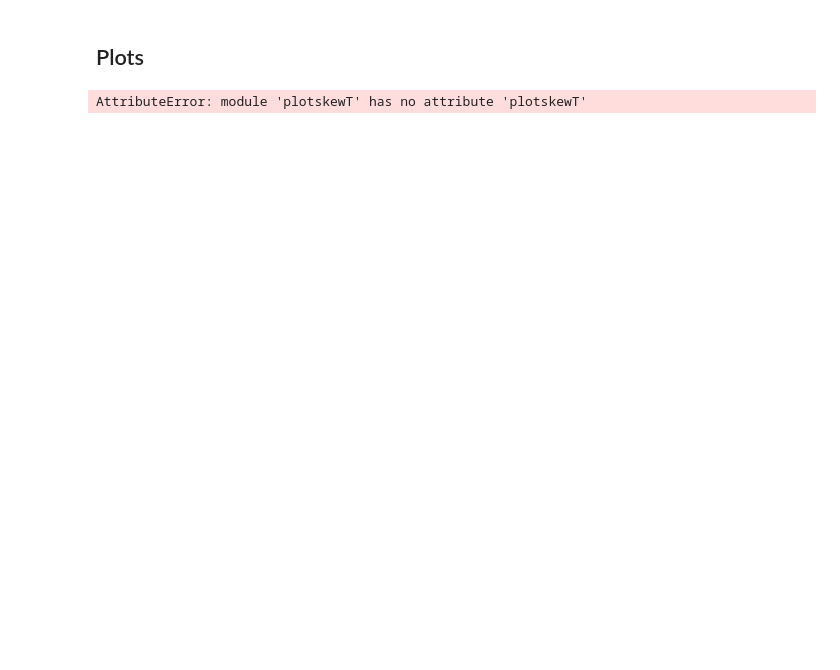
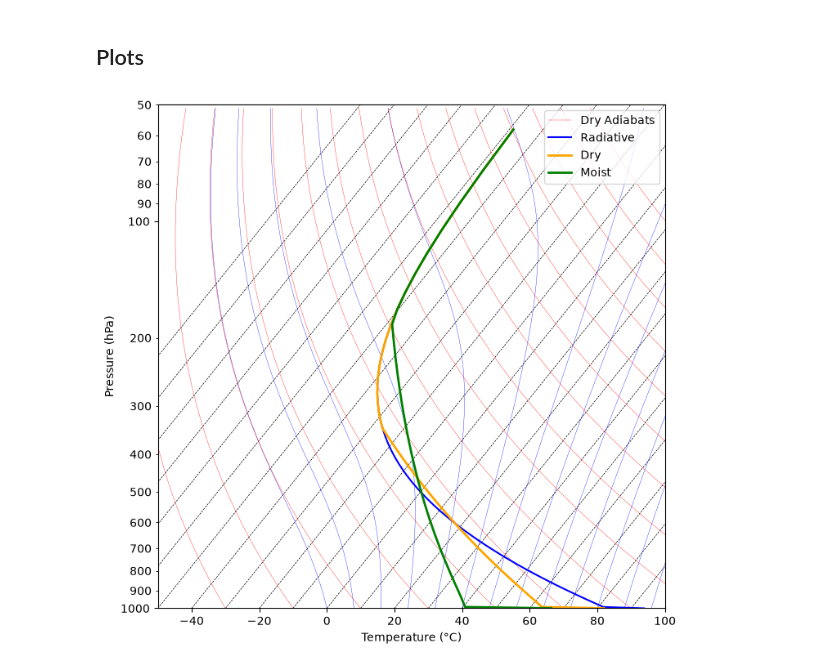
Before and after one commit to rylandlopez24/metr5003, a Jupyter notebook: Lab4_rce_model.ipynb, the cells around one changed output. Saved outputs shown, nothing was run; the diff lists cells and outputs as text; code cells hidden in the pictures; blank space fills up the shorter version.

```diff
--- a/Lab4_rce_model.ipynb
+++ b/Lab4_rce_model.ipynb
@@ -16,7 +16,7 @@ import matplotlib.pyplot as plt
 select_experiment = 'convective_mode_variation'
 
 # Experiment-dependent settings:
-convective_mode_sweep = ["radiative"] #, "dry", "moist"] # the three equilibrium modes to sweep over
+convective_mode_sweep = ["radiative", "dry", "moist"] #, "dry", "moist"] # the three equilibrium modes to sweep over
 tau0_sweep = [0.1, 1, 2, 4, 6] # surface optical depth values to sweep over
 # %% [markdown]
 #### Parameters
@@ -270,7 +285,7 @@ def run_rce_model(grid, convective_mode):
 
         if convective_mode != "radiative":
 
-            T = convective_adjustment()
+            T = convective_adjustment(T, grid, convective_mode)
 
             # After convective mixing completes, calculate convective heating tendency
             # as difference from pre-convective state
@@ -314,7 +329,7 @@ def run_rce_model(grid, convective_mode):
         # Check for equilibrium; break loop if reached
         if maxdT < 1e-5:
            break
-        #STUFF
+
 
     return history
 # %% [markdown]
@@ -368,17 +387,40 @@ Starting RCE run for 'radiative'
 # %% [markdown]
 ## Plots
-# %%
-#plotting for temp vs log pressure first
-
-#temperature vs log pressure
-import importlib
-import plotskewT
-importlib.reload(plotskewT)
-
-
-temp = history_save[exp_name]['T'][-1] - 273.15 # temp from last saved
-pres = grid['p_mid'] / 100 # pressure from last saved
-fig, ax = plotskewT.plotskewT(temp, pres)
-plt.show()
-# %% [output]
-AttributeError: module 'plotskewT' has no attribute 'plotskewT'
+# %%
+#plotting for temp vs log pressure first
+
+#temperature vs log pressure
+import importlib
+import plotskewT
+importlib.reload(plotskewT)
+
+#Radiative
+T_rad = history_save['radiative']['T'][-1] - 273.15
+T_rad = np.insert(T_rad, 0, history_save['radiative']['T_surf'][-1] - 273.15)
+#dry
+T_dry = history_save['dry']['T'][-1] - 273.15
+T_dry = np.insert(T_dry, 0, history_save['dry']['T_surf'][-1] - 273.15)
+#moist
+T_moist = history_save['moist']['T'][-1] - 273.15
+T_moist = np.insert(T_moist, 0, history_save['moist']['T_surf'][-1] - 273.15)
+
+#grab other plots
+
+temp1 = history_save[exp_name]['T'][-1] - 273.15 # temp from last saved
+
+pres = grid['p_mid'] / 100 # pressure from last saved
+temp = np.insert(temp, 0, T_surf)
+pres = np.insert(pres, 0, 1000)
+fig, ax = plotskewT.plotskewT(T_rad, pres)
+ax.lines[-1].set_label('Radiative')
+
+ax.plot(plotskewT.skewT(T_dry, pres), pres,
+        color='orange', linewidth=2, label='Dry')
+
+ax.plot(plotskewT.skewT(T_moist, pres), pres,
+        color='green', linewidth=2, label='Moist')
+
+ax.legend()
+plt.show()
+# %% [output]
+[figure, added]
```
Also changed, not shown: parts of 2 cells of this notebook, 1 other file.
